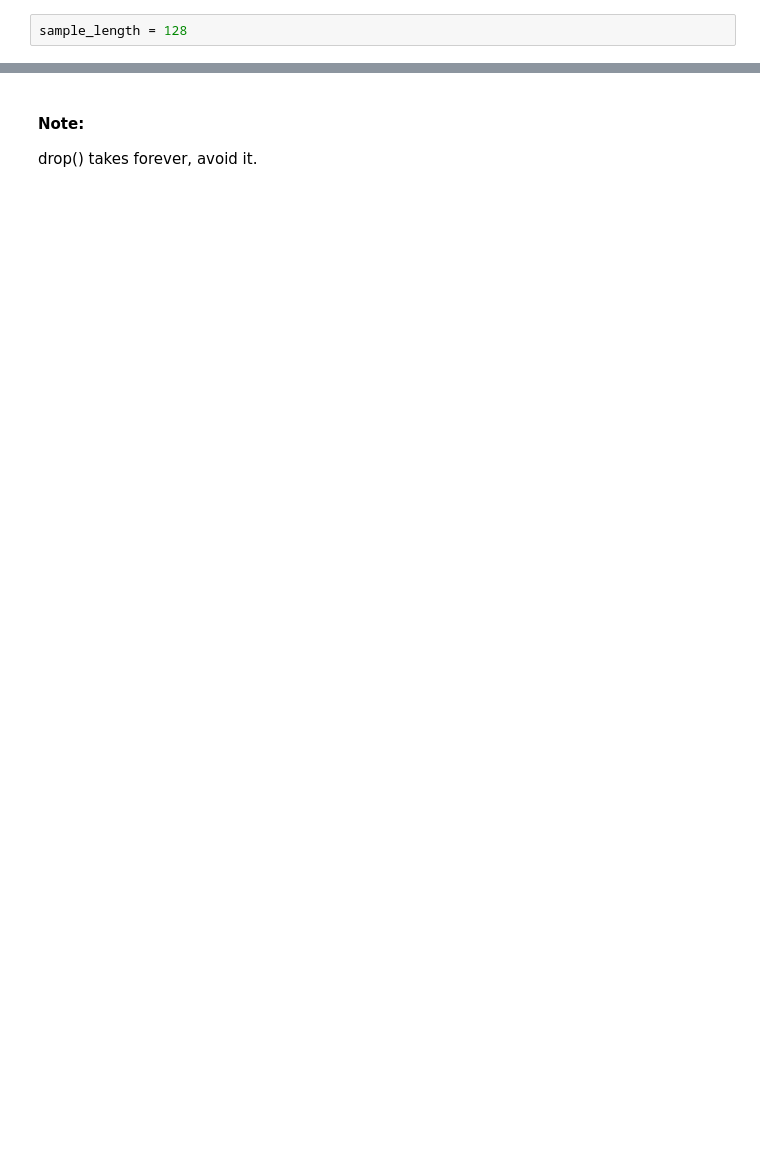
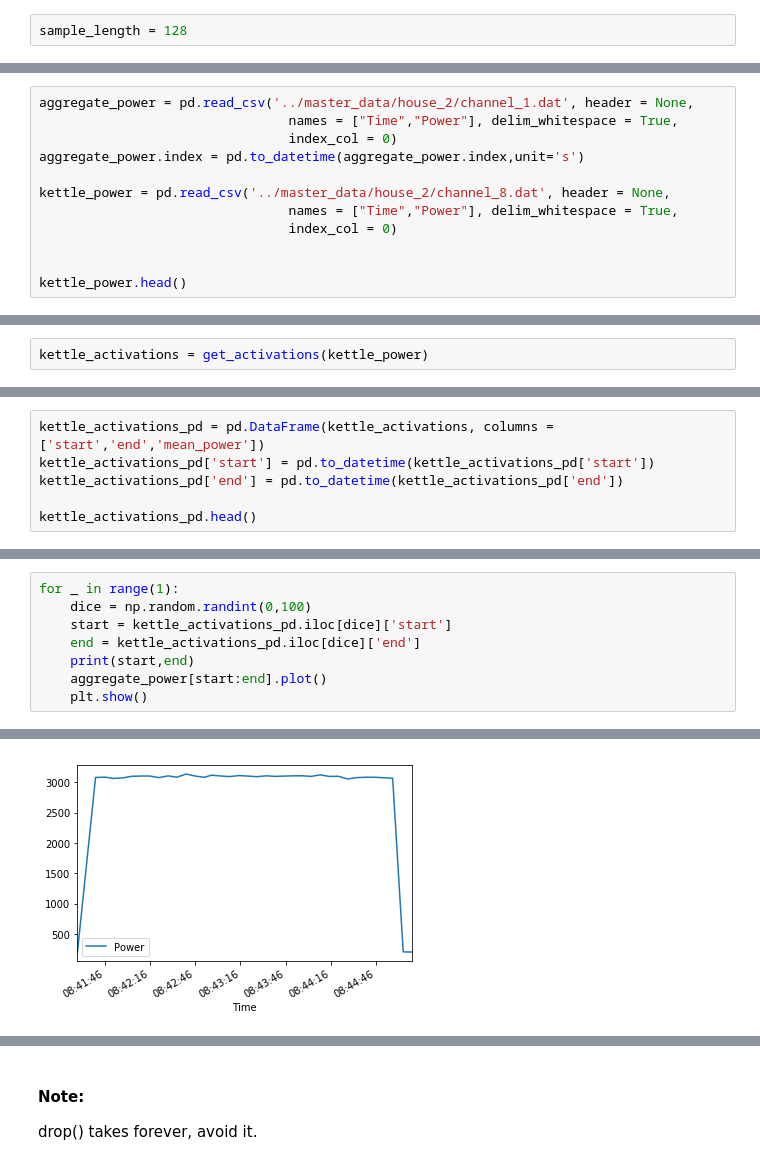
Before and after one commit to Fesche/NILM, a Jupyter notebook: model_testing.ipynb, the cells around one changed output, grey strips where cells are left out. Saved outputs shown, nothing was run; the diff lists cells and outputs as text; blank space fills up the shorter version.

```diff
--- a/model_testing.ipynb
+++ b/model_testing.ipynb
@@ -72,0 +13,12 @@ It is not entirely clear to me how the authors of the paper created their traini
+# %%
+aggregate_power = pd.read_csv('../master_data/house_2/channel_1.dat', header = None,
+                                names = ["Time","Power"], delim_whitespace = True,
+                                index_col = 0)
+aggregate_power.index = pd.to_datetime(aggregate_power.index,unit='s')
+
+kettle_power = pd.read_csv('../master_data/house_2/channel_8.dat', header = None,
+                                names = ["Time","Power"], delim_whitespace = True,
+                                index_col = 0)
+
+
+kettle_power.head()
@@ -72,0 +76,2 @@ It is not entirely clear to me how the authors of the paper created their traini
+# %%
+kettle_activations = get_activations(kettle_power)
@@ -72,0 +96,6 @@ It is not entirely clear to me how the authors of the paper created their traini
+# %%
+kettle_activations_pd = pd.DataFrame(kettle_activations, columns = ['start','end','mean_power'])
+kettle_activations_pd['start'] = pd.to_datetime(kettle_activations_pd['start'])
+kettle_activations_pd['end'] = pd.to_datetime(kettle_activations_pd['end'])
+
+kettle_activations_pd.head()
@@ -72,0 +109,9 @@ It is not entirely clear to me how the authors of the paper created their traini
+# %%
+for _ in range(1):
+    dice = np.random.randint(0,100)
+    start = kettle_activations_pd.iloc[dice]['start']
+    end = kettle_activations_pd.iloc[dice]['end']
+    print(start,end)
+    aggregate_power[start:end].plot()
+    plt.show()
+# %% [output]
@@ -73,2 +119,3 @@ It is not entirely clear to me how the authors of the paper created their traini
+[figure, added]
 # %%
 def clean_power_series(aggregate_power, activations):
```
Also changed, not shown: parts of 36 cells of this notebook, 2 other files.
